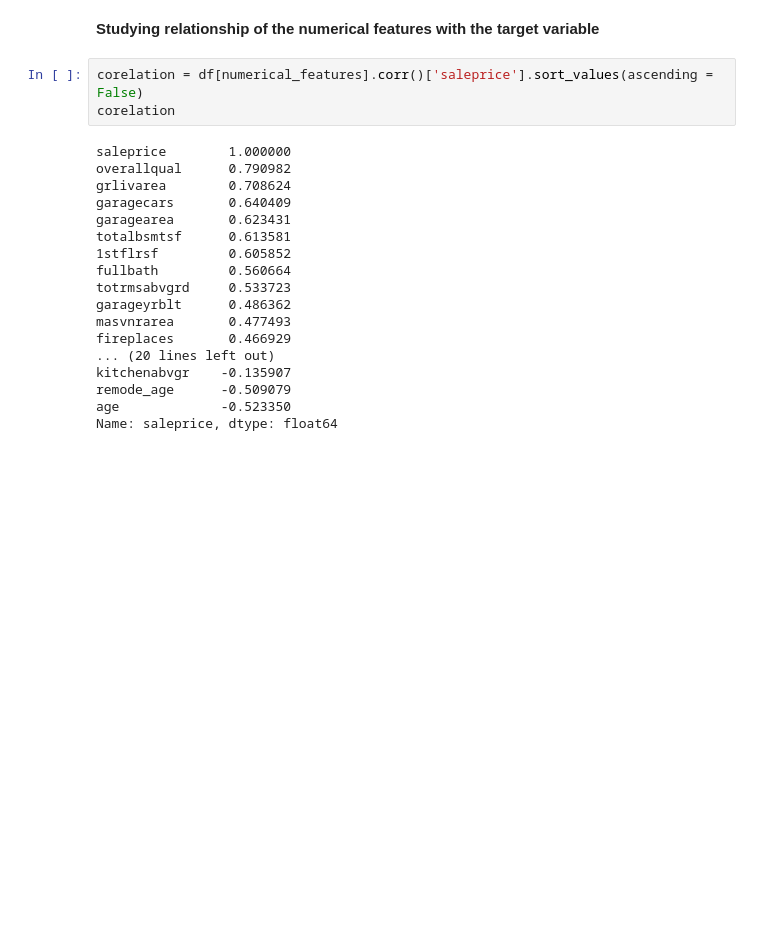
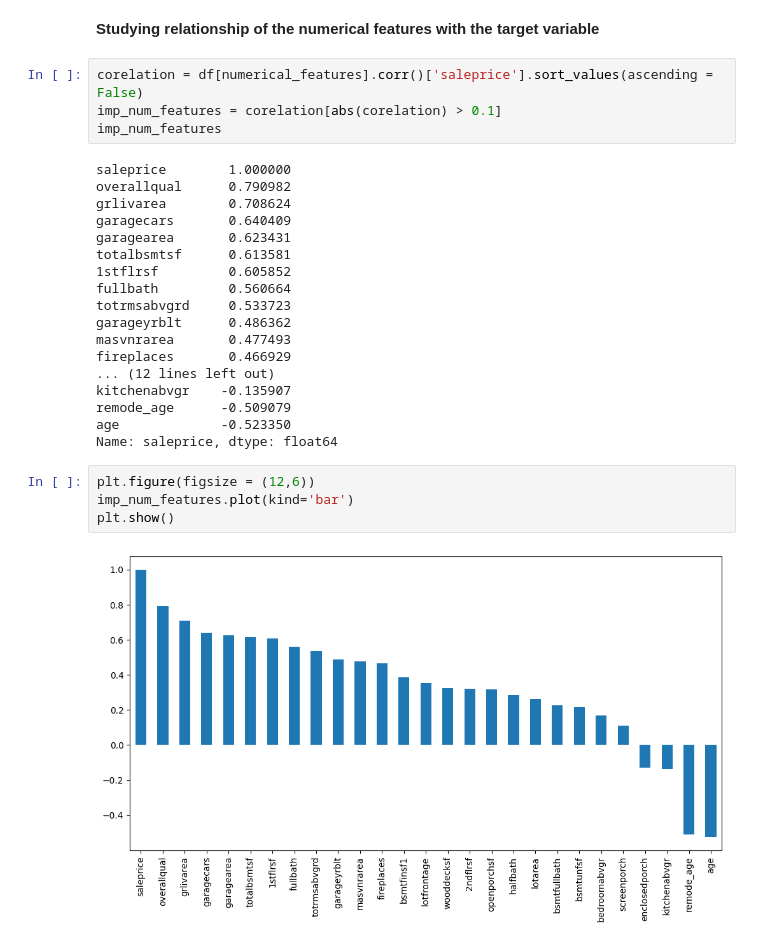
Before and after one commit to AsokTamang/houseprice_predictor, a Jupyter notebook: notebook/EDA.ipynb, the cells around one changed output. Saved outputs shown, nothing was run; the diff lists cells and outputs as text; blank space fills up the shorter version.

Commit message:
plotting the correlation value corresponding to saleprice

```diff
--- a/notebook/EDA.ipynb
+++ b/notebook/EDA.ipynb
@@ -166,7 +166,8 @@ The number of ordinal categories is: 20
 **Studying relationship of the numerical features with the target variable**
 # %%
 corelation = df[numerical_features].corr()['saleprice'].sort_values(ascending = False)
-corelation
+imp_num_features = corelation[abs(corelation) > 0.1]
+imp_num_features
 # %% [output]
 saleprice        1.000000
 overallqual      0.790982
@@ -180,8 +181,14 @@ totrmsabvgrd     0.533723
 garageyrblt      0.486362
 masvnrarea       0.477493
 fireplaces       0.466929
-... (20 lines left out)
+... (12 lines left out)
 kitchenabvgr    -0.135907
 remode_age      -0.509079
 age             -0.523350
 Name: saleprice, dtype: float64
+# %%
+plt.figure(figsize = (12,6))
+imp_num_features.plot(kind='bar')
+plt.show()
+# %% [output]
+[figure, added]
```
